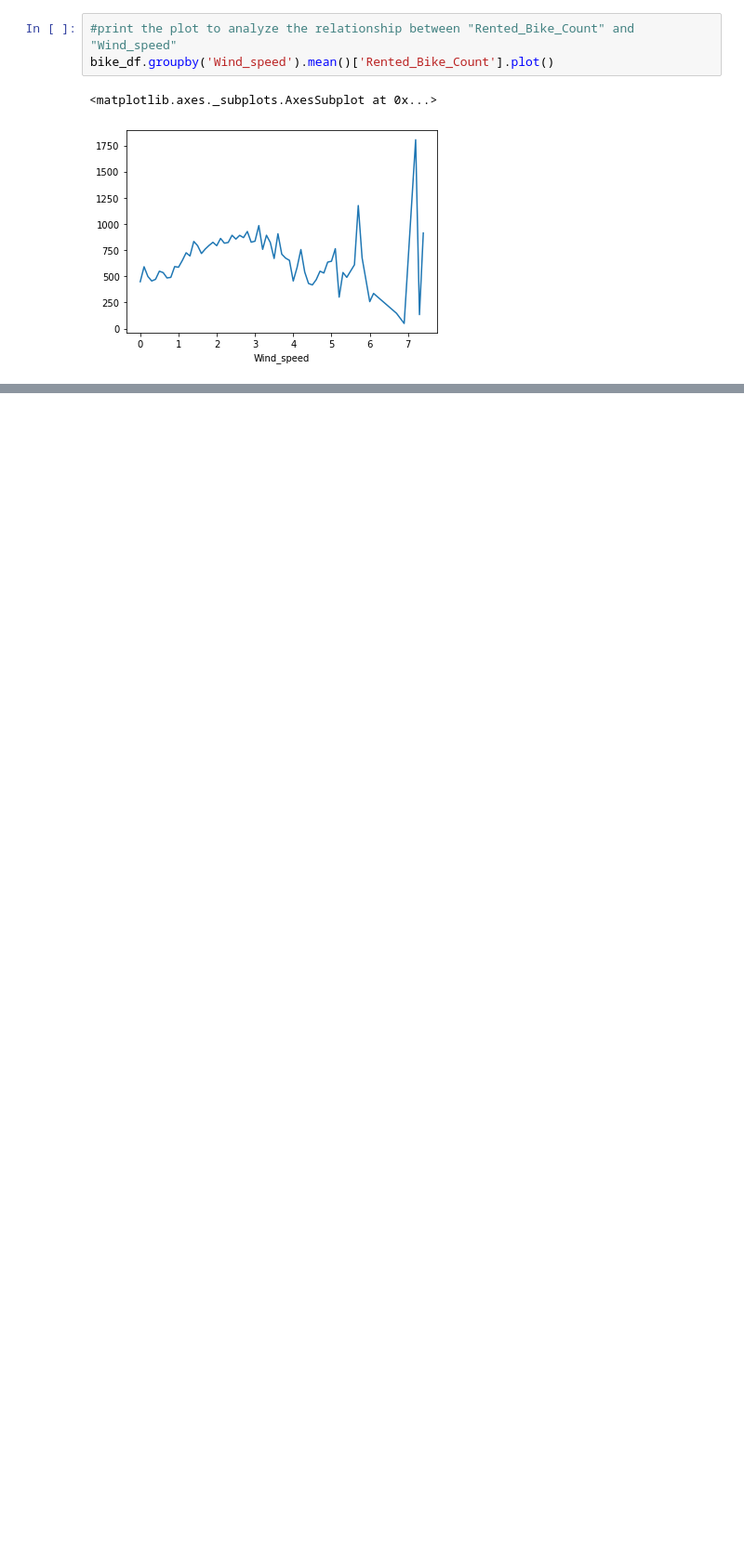
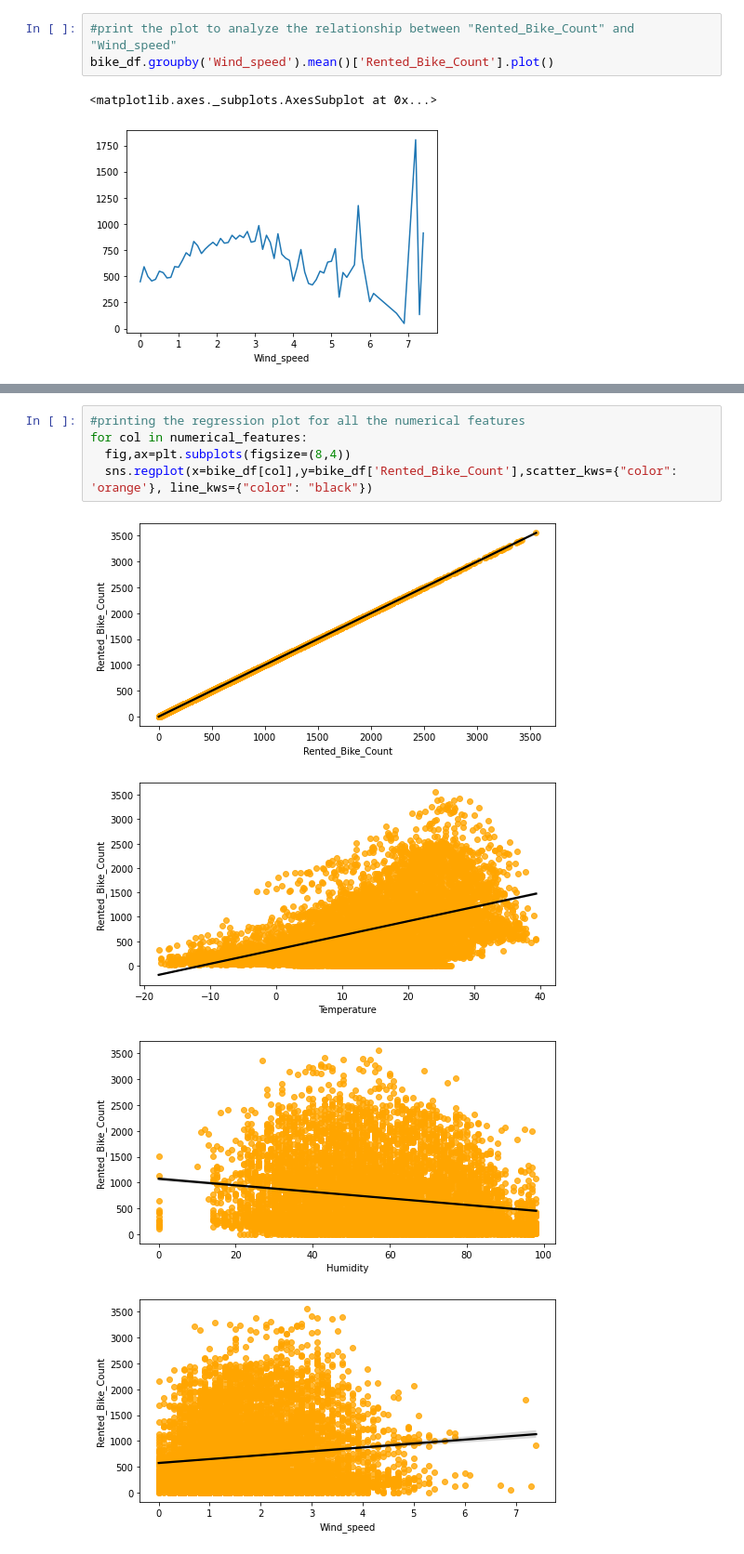
Before and after one commit to PrateekKumar88888/Bike-Sharing-Demand-Prediction---Capstone-Project, a Jupyter notebook: Copy_of_Bike_Sharing_Demand_Prediction_Capstone_Project.ipynb, the cells around one changed output, grey strips where cells are left out. Shown at 93% size. Saved outputs shown, nothing was run; the diff lists cells and outputs as text; blank space fills up the shorter version.

```diff
--- a/Copy_of_Bike_Sharing_Demand_Prediction_Capstone_Project.ipynb
+++ b/Copy_of_Bike_Sharing_Demand_Prediction_Capstone_Project.ipynb
@@ -603,0 +605,10 @@ We can see from the above plot that the demand of rented bike is uniformly distr
+# %%
+#printing the regression plot for all the numerical features
+for col in numerical_features:
+  fig,ax=plt.subplots(figsize=(8,4))
+  sns.regplot(x=bike_df[col],y=bike_df['Rented_Bike_Count'],scatter_kws={"color": 'orange'}, line_kws={"color": "black"})
+# %% [output]
+[figure, added]
+[figure, added]
+[figure, added]
+[figure, added]
```
Also changed, not shown: parts of 82 cells of this notebook.
